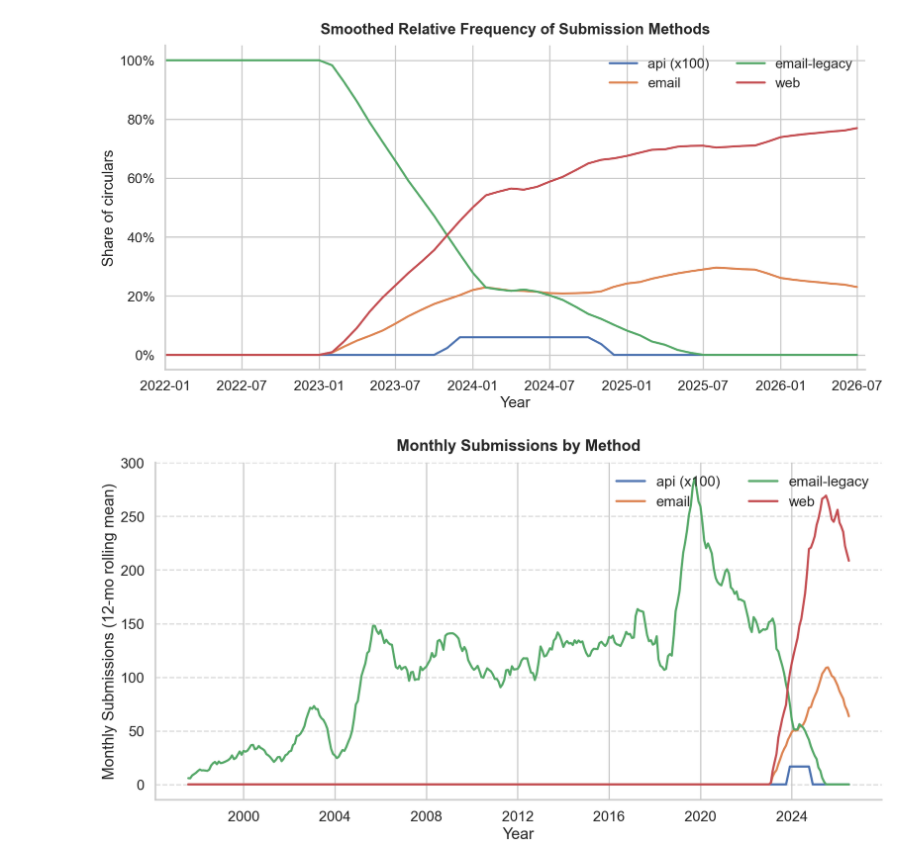
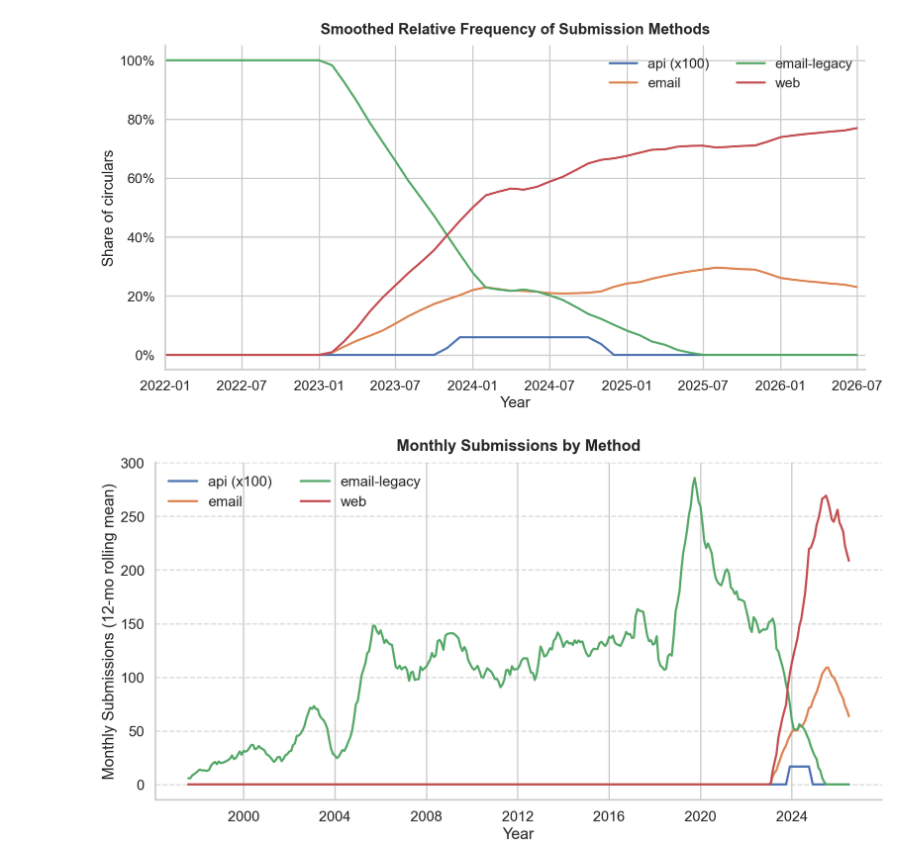
Before and after one commit to tylerbarna/gcn-regex, a Jupyter notebook: misc.ipynb, the cells around one changed output. Saved outputs shown, nothing was run; the diff lists cells and outputs as text; code cells hidden in the pictures.

```diff
--- a/misc.ipynb
+++ b/misc.ipynb
@@ -214,35 +247,35 @@ circulars_submit_df = pd.DataFrame.from_records(
         {
             "createdOn": circular.get("createdOn"),
             "submittedHow": circular.get("submittedHow") or "email-legacy",
         }
         for circular in circulars.values()
     )
 )
 fig, ax = plt.subplots(figsize=(15, 7), dpi=140)
 circulars_submit_df["month"] = pd.to_datetime(
     circulars_submit_df["createdOn"], unit="ms", errors="coerce"
 ).dt.to_period("M").dt.to_timestamp()
 submit_counts = pd.crosstab(circulars_submit_df["month"], circulars_submit_df["submittedHow"]).sort_index()
 submit_absolute = submit_counts.rolling(window=12, min_periods=1, center=True).mean()
 
 ax.set_title("Monthly Submissions by Method", pad=14, weight="bold")
 for method in submit_counts.columns:
     multiplier = 100 if method == "api" else 1
 
     ax.plot(
         submit_absolute.index,
         submit_absolute[method].values * multiplier,  # type: ignore
         label=method if multiplier == 1 else f"{method} (x{multiplier})",
         linewidth=2.5,
     )
 ax.set_xlabel("Year")
 ax.set_ylabel("Monthly Submissions (12-mo rolling mean)")
 ax.grid(axis='y', linestyle='--', alpha=0.7)
-ax.legend(ncol=2, frameon=False, loc="upper right")
+ax.legend(ncol=2, frameon=False, loc="upper left")
 ax.spines["top"].set_visible(False)
 ax.spines["right"].set_visible(False)
 # %% [output]
-[figure, old version]
+[figure, new version]
 # %%
 # Most prolific submitters and their submissions over time
 top_n_submitters = 10
```
Also changed, not shown: parts of 3 cells of this notebook.
